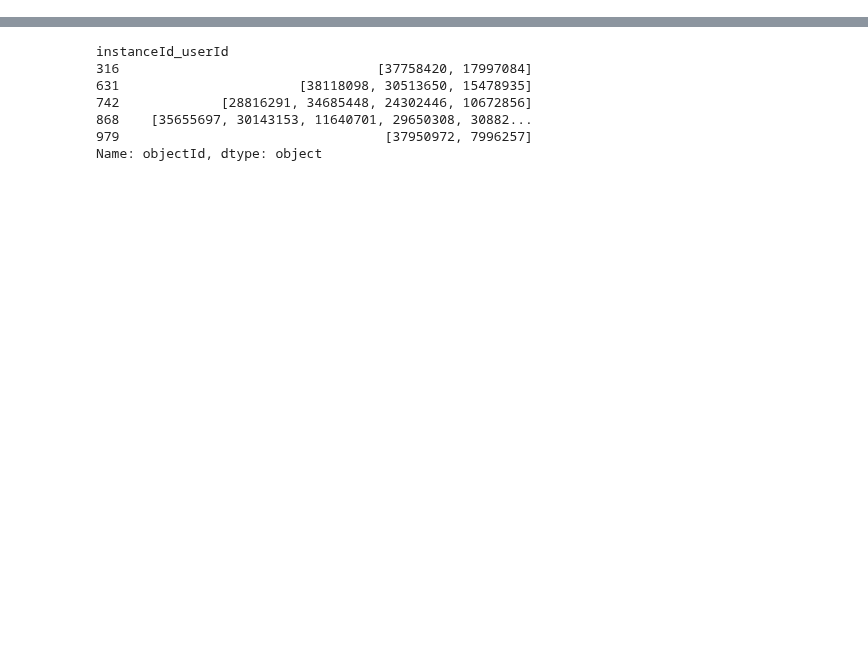
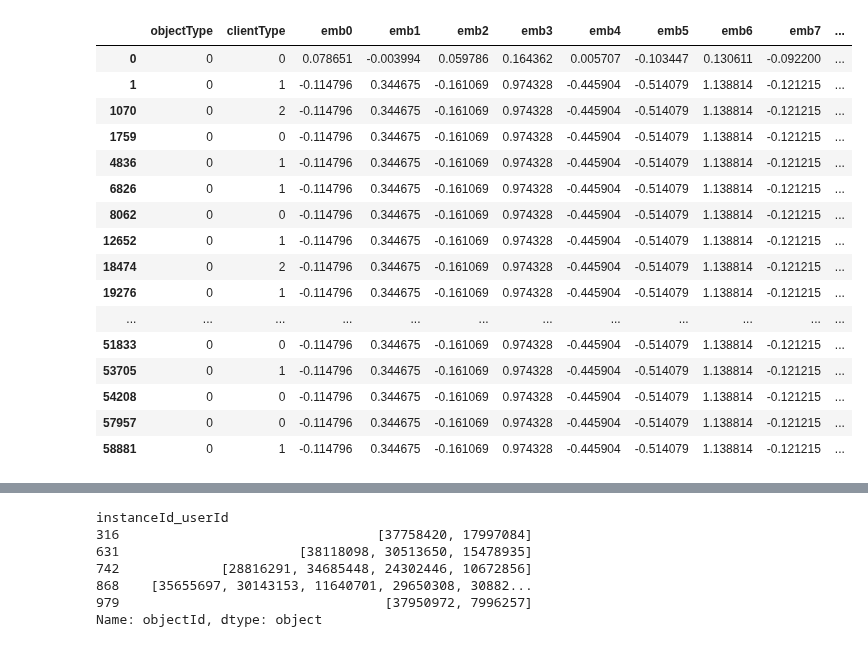
Before and after one commit to tyamgin/mlbootcamp, a Jupyter notebook: championship19/Untitled1.ipynb, the cells around one changed output, grey strips where cells are left out. Cells and saved outputs as stored; diff of their text form; code cells hidden in the pictures; blank space fills up the shorter version.

```diff
--- a/championship19/Untitled1.ipynb
+++ b/championship19/Untitled1.ipynb
@@ -47,0 +60,2 @@ test_texts = test_texts[['objectId', 'embedding']]
+# %%
+train_texts = create_text_features(train_texts, doc2vec)
@@ -86,16 +132,26 @@ class SimpleModel:
-# %%
-def create_features(data):
-    data = data.copy()
-    data['objectType'] = data['instanceId_objectType'].apply(lambda x: 0 if x == 'Post' else (1 if x == 'Video' else 2))
-    data['clientType'] = data['audit_clientType'].apply(lambda x: 0 if x == 'WEB' else (1 if x == 'API' else 2))
-    data.drop('instanceId_objectType', 1, inplace=True)
-    data.drop('audit_clientType', 1, inplace=True)
-    if 'feedback' in data.columns:
-        data.drop('feedback', 1, inplace=True)
-    data.drop('audit_timestamp', 1, inplace=True)
-    data.drop('metadata_ownerId', 1, inplace=True)
-    data.drop('metadata_createdAt', 1, inplace=True)
-    data.drop('date', 1, inplace=True)
-    return data
+# %%
+def feat(x):
+    n = x.shape[0]
+    return np.add.reduce(x.embedding) / n
+
+def create_features(data): #TODO: https://stackoverflow.com/questions/20250771/remap-values-in-pandas-column-with-a-dict
+    res = pd.DataFrame({
+        'instanceId_userId': data['instanceId_userId'],
+        'objectId': data['objectId'],
+        'objectType': data['instanceId_objectType'].apply(lambda x: 0 if x == 'Post' else (1 if x == 'Video' else 2)),
+        'clientType': data['audit_clientType'].apply(lambda x: 0 if x == 'WEB' else (1 if x == 'API' else 2)),
+        'len': data['len'],
+        'p_len': data['p_len'],
+        'q_count': data['q_count'],
+        'links_count': data['links_count'],
+    })
+    data.groupby('instanceId_userId').apply(lambda y:)
+
+    emb = np.stack(data['embedding'])
+    for j in range(emb.shape[1]):
+        res['emb%d' % j] = emb[:,j]
+    if 'label' in data.columns:
+        res['label'] = data['label'],
+    return res
 # %%
 train = create_features(train_data)
@@ -128,0 +158,21 @@ KeyboardInterrupt:
+# %%
+train.to_pickle(output_path + '/train.pkl')
+train.head(20) # TODO: reduce duplicates
+# %% [output]
+|  | objectType | clientType | emb0 | emb1 | emb2 | emb3 | emb4 | emb5 | emb6 | emb7 | ... |
+| 0 | 0 | 0 | 0.078651 | -0.003994 | 0.059786 | 0.164362 | 0.005707 | -0.103447 | 0.130611 | -0.092200 | ... |
+| 1 | 0 | 1 | -0.114796 | 0.344675 | -0.161069 | 0.974328 | -0.445904 | -0.514079 | 1.138814 | -0.121215 | ... |
+| 1070 | 0 | 2 | -0.114796 | 0.344675 | -0.161069 | 0.974328 | -0.445904 | -0.514079 | 1.138814 | -0.121215 | ... |
+| 1759 | 0 | 0 | -0.114796 | 0.344675 | -0.161069 | 0.974328 | -0.445904 | -0.514079 | 1.138814 | -0.121215 | ... |
+| 4836 | 0 | 1 | -0.114796 | 0.344675 | -0.161069 | 0.974328 | -0.445904 | -0.514079 | 1.138814 | -0.121215 | ... |
+| 6826 | 0 | 1 | -0.114796 | 0.344675 | -0.161069 | 0.974328 | -0.445904 | -0.514079 | 1.138814 | -0.121215 | ... |
+| 8062 | 0 | 0 | -0.114796 | 0.344675 | -0.161069 | 0.974328 | -0.445904 | -0.514079 | 1.138814 | -0.121215 | ... |
+| 12652 | 0 | 1 | -0.114796 | 0.344675 | -0.161069 | 0.974328 | -0.445904 | -0.514079 | 1.138814 | -0.121215 | ... |
+| 18474 | 0 | 2 | -0.114796 | 0.344675 | -0.161069 | 0.974328 | -0.445904 | -0.514079 | 1.138814 | -0.121215 | ... |
+| 19276 | 0 | 1 | -0.114796 | 0.344675 | -0.161069 | 0.974328 | -0.445904 | -0.514079 | 1.138814 | -0.121215 | ... |
+| ... | ... | ... | ... | ... | ... | ... | ... | ... | ... | ... | ... |
+| 51833 | 0 | 0 | -0.114796 | 0.344675 | -0.161069 | 0.974328 | -0.445904 | -0.514079 | 1.138814 | -0.121215 | ... |
+| 53705 | 0 | 1 | -0.114796 | 0.344675 | -0.161069 | 0.974328 | -0.445904 | -0.514079 | 1.138814 | -0.121215 | ... |
+| 54208 | 0 | 0 | -0.114796 | 0.344675 | -0.161069 | 0.974328 | -0.445904 | -0.514079 | 1.138814 | -0.121215 | ... |
+| 57957 | 0 | 0 | -0.114796 | 0.344675 | -0.161069 | 0.974328 | -0.445904 | -0.514079 | 1.138814 | -0.121215 | ... |
+| 58881 | 0 | 1 | -0.114796 | 0.344675 | -0.161069 | 0.974328 | -0.445904 | -0.514079 | 1.138814 | -0.121215 | ... |
```
Also changed, not shown: parts of 23 cells of this notebook, 2 other files.
